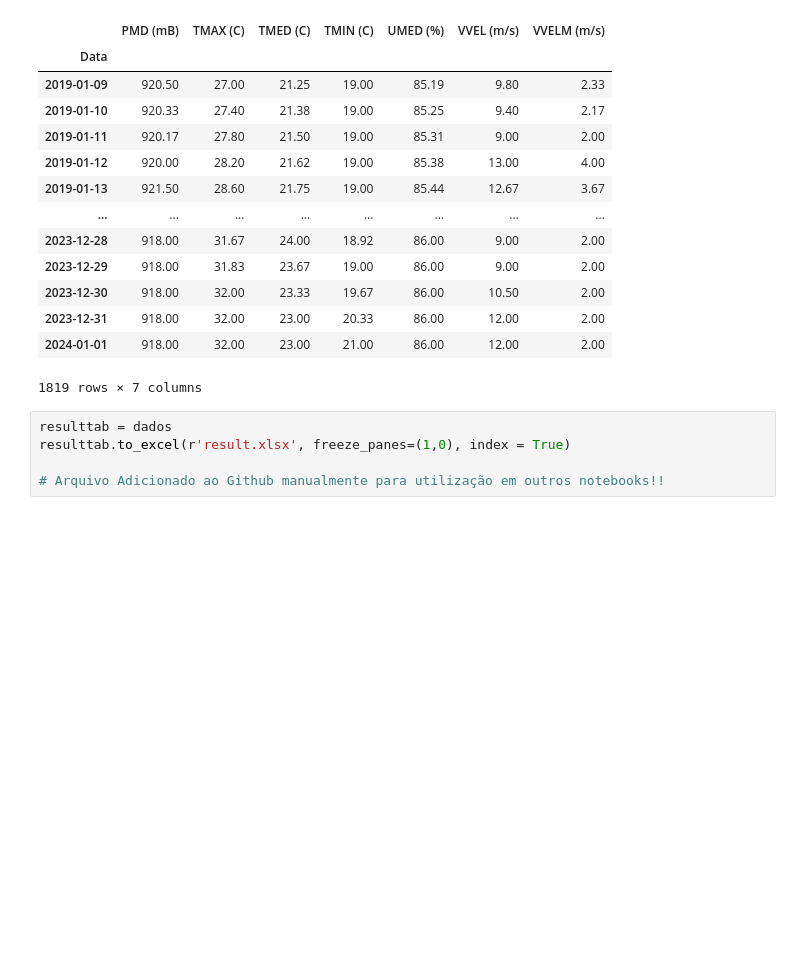
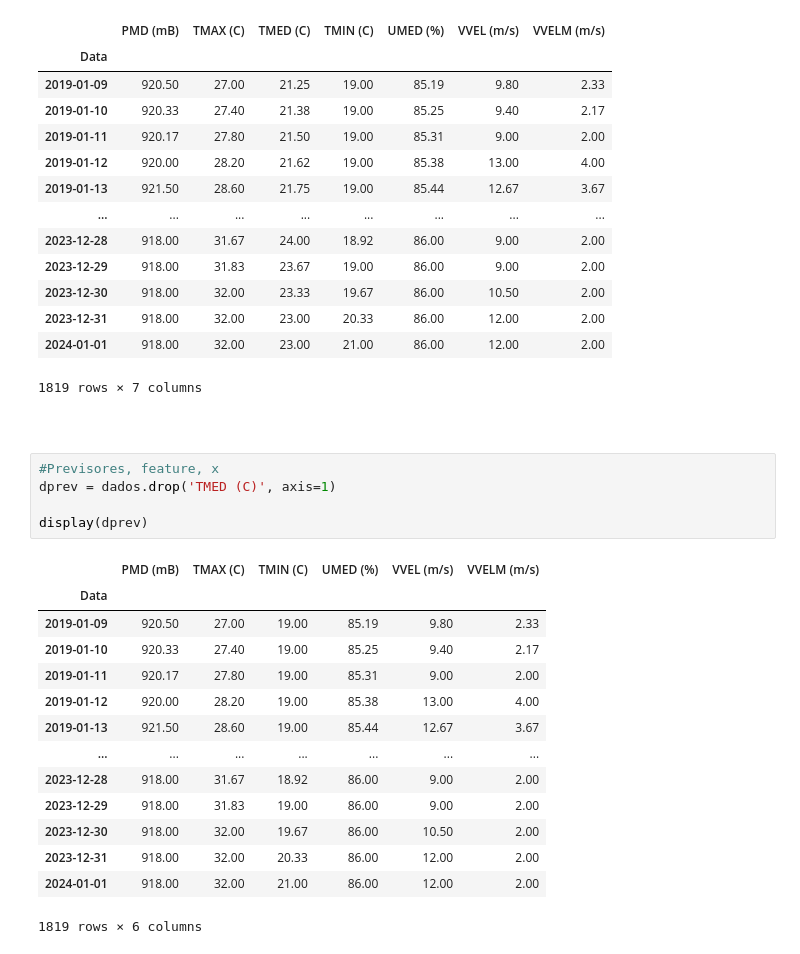
Before and after one commit to big-data-project-drffw/bd-weather-prev, a Jupyter notebook: Notebook1.ipynb, the cells around one changed output. Cells and saved outputs as stored; diff of their text form; blank space fills up the shorter version.

```diff
--- a/Notebook1.ipynb
+++ b/Notebook1.ipynb
@@ -293,8 +293,25 @@ display(dados)
 | 2023-12-31 | 918.00 | 32.00 | 23.00 | 20.33 | 86.00 | 12.00 | 2.00 |
 | 2024-01-01 | 918.00 | 32.00 | 23.00 | 21.00 | 86.00 | 12.00 | 2.00 |
 1819 rows × 7 columns
-# %%
-resulttab = dados
-resulttab.to_excel(r'result.xlsx', freeze_panes=(1,0), index = True)
-
-# Arquivo Adicionado ao Github manualmente para utilização em outros notebooks!!
+# %% [markdown]
+##
+# %%
+#Previsores, feature, x
+dprev = dados.drop('TMED (C)', axis=1)
+
+display(dprev)
+# %% [output]
+|  | PMD (mB) | TMAX (C) | TMIN (C) | UMED (%) | VVEL (m/s) | VVELM (m/s) |
+| Data |  |  |  |  |  |  |
+| 2019-01-09 | 920.50 | 27.00 | 19.00 | 85.19 | 9.80 | 2.33 |
+| 2019-01-10 | 920.33 | 27.40 | 19.00 | 85.25 | 9.40 | 2.17 |
+| 2019-01-11 | 920.17 | 27.80 | 19.00 | 85.31 | 9.00 | 2.00 |
+| 2019-01-12 | 920.00 | 28.20 | 19.00 | 85.38 | 13.00 | 4.00 |
+| 2019-01-13 | 921.50 | 28.60 | 19.00 | 85.44 | 12.67 | 3.67 |
+| ... | ... | ... | ... | ... | ... | ... |
+| 2023-12-28 | 918.00 | 31.67 | 18.92 | 86.00 | 9.00 | 2.00 |
+| 2023-12-29 | 918.00 | 31.83 | 19.00 | 86.00 | 9.00 | 2.00 |
+| 2023-12-30 | 918.00 | 32.00 | 19.67 | 86.00 | 10.50 | 2.00 |
+| 2023-12-31 | 918.00 | 32.00 | 20.33 | 86.00 | 12.00 | 2.00 |
+| 2024-01-01 | 918.00 | 32.00 | 21.00 | 86.00 | 12.00 | 2.00 |
+1819 rows × 6 columns
```
Also changed, not shown: parts of 4 cells of this notebook.
